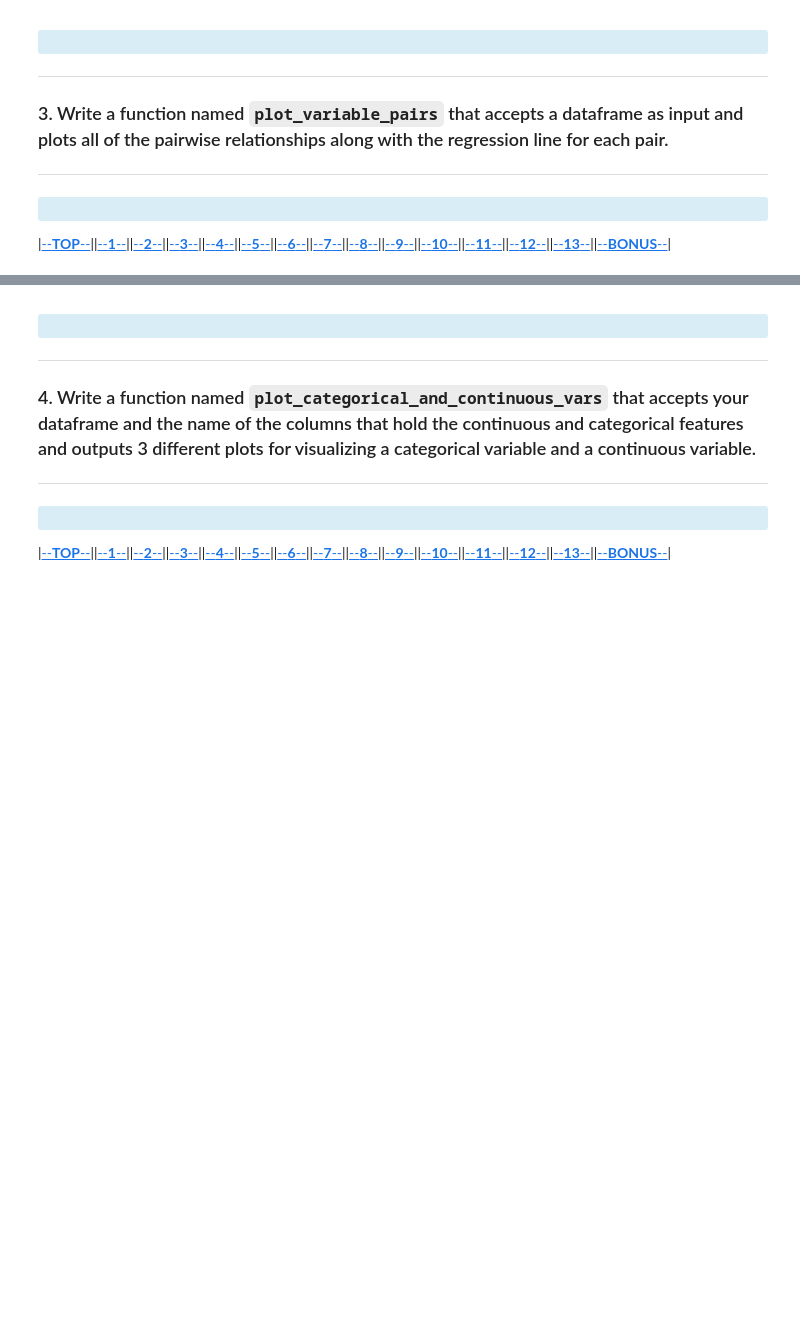
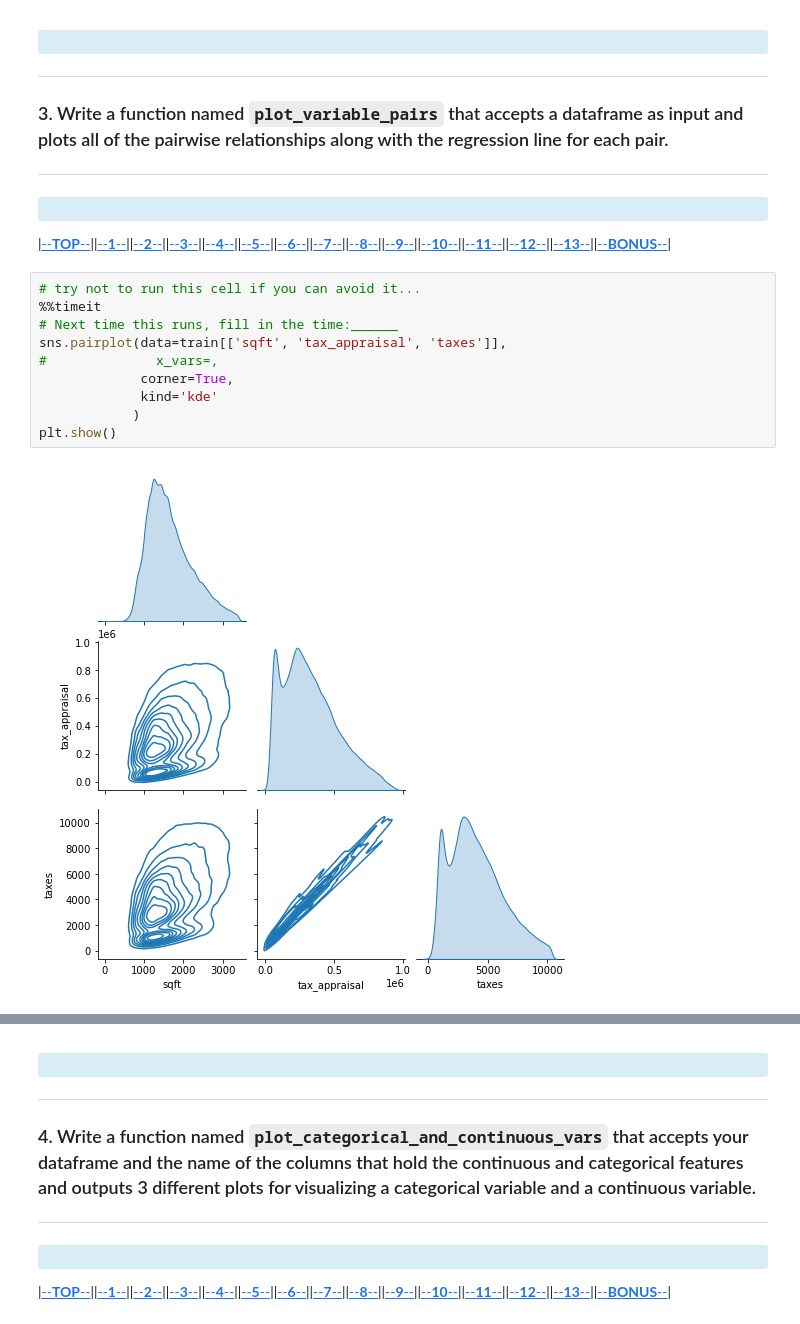
Before and after one commit to David-Howell/regression-exercises, a Jupyter notebook: explore.ipynb, the cells around one changed output, grey strips where cells are left out. Saved outputs shown, nothing was run; the diff lists cells and outputs as text; blank space fills up the shorter version.

```diff
--- a/explore.ipynb
+++ b/explore.ipynb
@@ -57,3 +84,15 @@ from scipy.stats import pearsonr, spearmanr,
 </div>
 
 |[--__TOP__--](#TOP)||[--__1__--](#1)||[--__2__--](#2)||[--__3__--](#3)||[--__4__--](#4)||[--__5__--](#5)||[--__6__--](#6)||[--__7__--](#7)||[--__8__--](#8)||[--__9__--](#9)||[--__10__--](#10)||[--__11__--](#11)||[--__12__--](#12)||[--__13__--](#13)||[--__BONUS__--](#BONUS)|
+# %%
+# try not to run this cell if you can avoid it...
+%%timeit
+# Next time this runs, fill in the time:______
+sns.pairplot(data=train[['sqft', 'tax_appraisal', 'taxes']],
+#              x_vars=,
+             corner=True,
+             kind='kde'
+            )
+plt.show()
+# %% [output]
+[figure, added]
```
Also changed, not shown: parts of 13 cells of this notebook.
